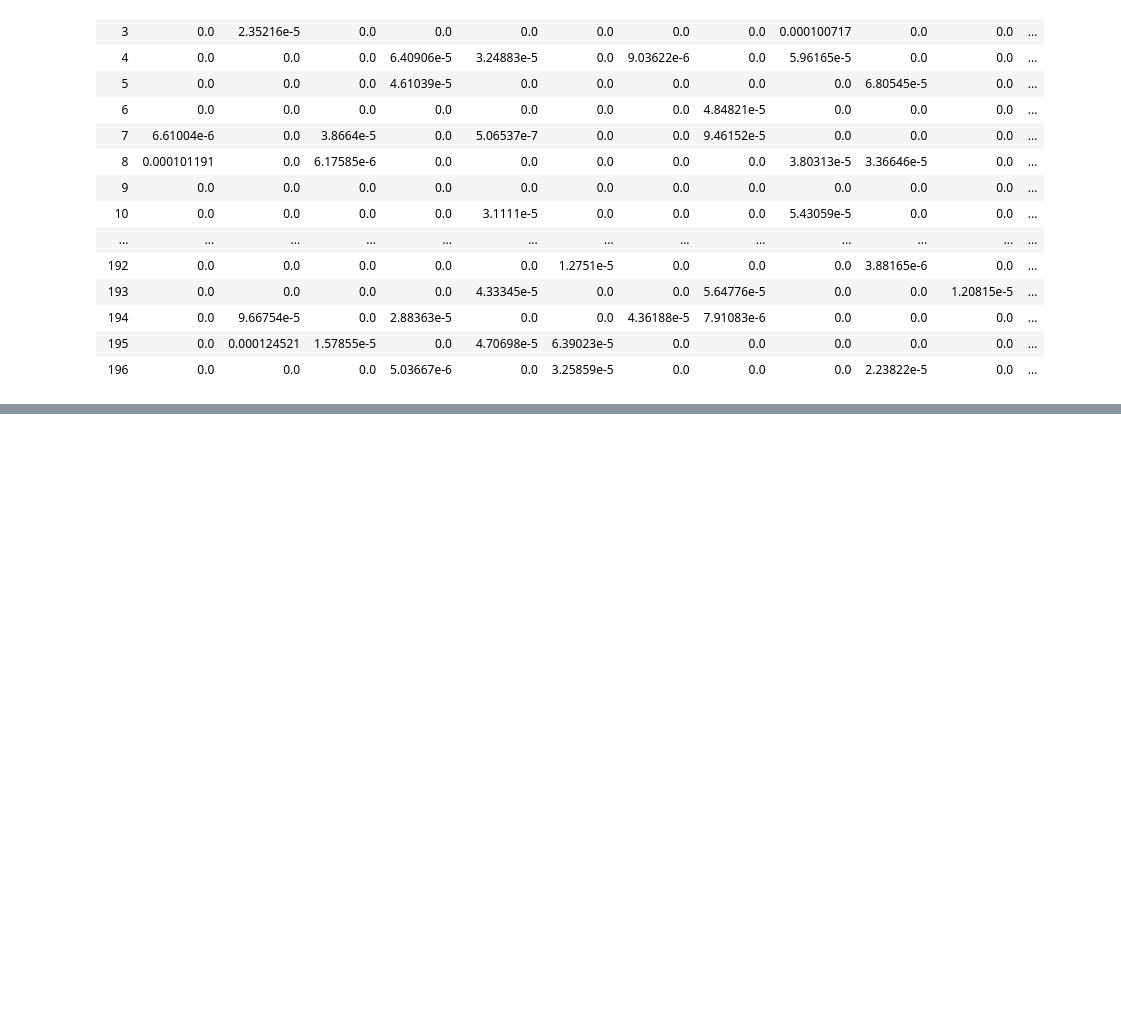
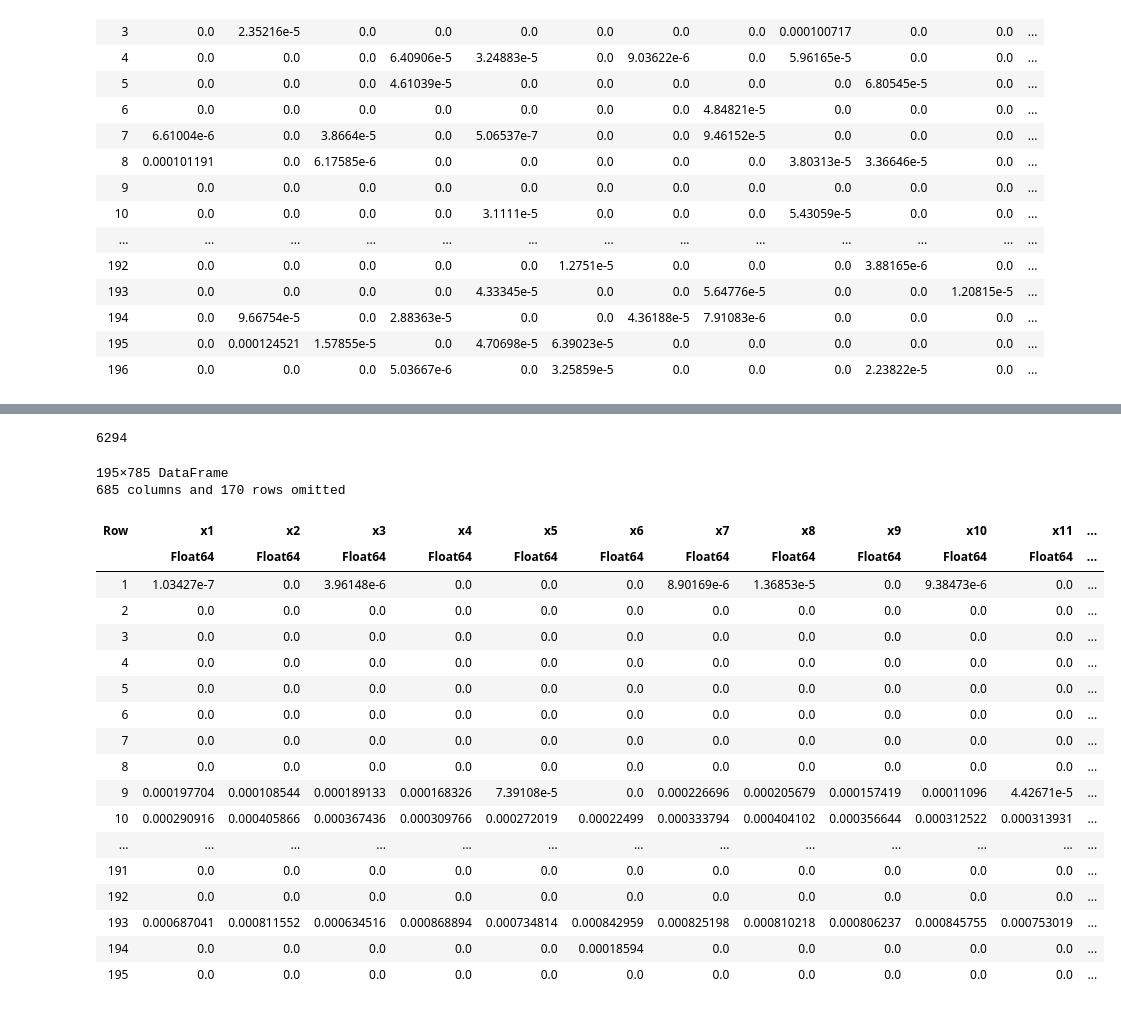
Before and after one commit to rithik83/vnn-counterfactuals, a Jupyter notebook: jl_counterfactual_generation/generate_counterfactuals.ipynb, the cells around one changed output, grey strips where cells are left out. Cells and saved outputs as stored; diff of their text form; code cells hidden in the pictures; blank space fills up the shorter version.

```diff
--- a/jl_counterfactual_generation/generate_counterfactuals.ipynb
+++ b/jl_counterfactual_generation/generate_counterfactuals.ipynb
@@ -269,0 +289,34 @@ df
+# %%
+using CounterfactualExplanations
+
+model_to_use = adv_pgd_strong
+counterfactuals = []
+
+for (j, index) in enumerate(split)
+
+    model_pred = (model_to_use(x_test[:, index]) |> Flux.onecold |> getindex) - 1
+    if model_pred != y_test[index]
+        println("skipping since the model misclassified this point")
+        continue
+    end
+
+    if (j % 10 == 0)
+        println("reached datapoint ", j)
+    end
+
+    ce = generate_counterfactual(
+        reshape(x_test'[index, :], 784, 1), targets[j], counterfactual_data, flux_adv_strong, generator; num_counterfactuals=1, convergence=convergence
+    )
+
+    ce_datapoint = CounterfactualExplanations.counterfactual(ce)[:, 1]
+    push!(ce_datapoint, targets[j])
+
+    if j == 1
+        print("counterfactual instance: ", ce_datapoint)
+    end
+
+    # print("counterfactual instance: ", ce_datapoint)
+    push!(counterfactuals, ce_datapoint)
+end
+
+counterfactuals
@@ -269,0 +358,34 @@ df
+# %%
+counterfactuals[1][1:784]
+split[1]
+# %% [output]
+6294
+# %%
+using DataFrames
+using CSV
+
+df = DataFrame(mapreduce(permutedims, vcat, counterfactuals), :auto)
+CSV.write("data_strong_at.csv", df)
+
+df
+# %% [output]
+195×785 DataFrame
+685 columns and 170 rows omitted
+| Row | x1 | x2 | x3 | x4 | x5 | x6 | x7 | x8 | x9 | x10 | x11 | ... |
+|  | Float64 | Float64 | Float64 | Float64 | Float64 | Float64 | Float64 | Float64 | Float64 | Float64 | Float64 | ... |
+| 1 | 1.03427e-7 | 0.0 | 3.96148e-6 | 0.0 | 0.0 | 0.0 | 8.90169e-6 | 1.36853e-5 | 0.0 | 9.38473e-6 | 0.0 | ... |
+| 2 | 0.0 | 0.0 | 0.0 | 0.0 | 0.0 | 0.0 | 0.0 | 0.0 | 0.0 | 0.0 | 0.0 | ... |
+| 3 | 0.0 | 0.0 | 0.0 | 0.0 | 0.0 | 0.0 | 0.0 | 0.0 | 0.0 | 0.0 | 0.0 | ... |
+| 4 | 0.0 | 0.0 | 0.0 | 0.0 | 0.0 | 0.0 | 0.0 | 0.0 | 0.0 | 0.0 | 0.0 | ... |
+| 5 | 0.0 | 0.0 | 0.0 | 0.0 | 0.0 | 0.0 | 0.0 | 0.0 | 0.0 | 0.0 | 0.0 | ... |
+| 6 | 0.0 | 0.0 | 0.0 | 0.0 | 0.0 | 0.0 | 0.0 | 0.0 | 0.0 | 0.0 | 0.0 | ... |
+| 7 | 0.0 | 0.0 | 0.0 | 0.0 | 0.0 | 0.0 | 0.0 | 0.0 | 0.0 | 0.0 | 0.0 | ... |
+| 8 | 0.0 | 0.0 | 0.0 | 0.0 | 0.0 | 0.0 | 0.0 | 0.0 | 0.0 | 0.0 | 0.0 | ... |
+| 9 | 0.000197704 | 0.000108544 | 0.000189133 | 0.000168326 | 7.39108e-5 | 0.0 | 0.000226696 | 0.000205679 | 0.000157419 | 0.00011096 | 4.42671e-5 | ... |
+| 10 | 0.000290916 | 0.000405866 | 0.000367436 | 0.000309766 | 0.000272019 | 0.00022499 | 0.000333794 | 0.000404102 | 0.000356644 | 0.000312522 | 0.000313931 | ... |
+| ... | ... | ... | ... | ... | ... | ... | ... | ... | ... | ... | ... | ... |
+| 191 | 0.0 | 0.0 | 0.0 | 0.0 | 0.0 | 0.0 | 0.0 | 0.0 | 0.0 | 0.0 | 0.0 | ... |
+| 192 | 0.0 | 0.0 | 0.0 | 0.0 | 0.0 | 0.0 | 0.0 | 0.0 | 0.0 | 0.0 | 0.0 | ... |
+| 193 | 0.000687041 | 0.000811552 | 0.000634516 | 0.000868894 | 0.000734814 | 0.000842959 | 0.000825198 | 0.000810218 | 0.000806237 | 0.000845755 | 0.000753019 | ... |
+| 194 | 0.0 | 0.0 | 0.0 | 0.0 | 0.0 | 0.00018594 | 0.0 | 0.0 | 0.0 | 0.0 | 0.0 | ... |
+| 195 | 0.0 | 0.0 | 0.0 | 0.0 | 0.0 | 0.0 | 0.0 | 0.0 | 0.0 | 0.0 | 0.0 | ... |
```
Also changed, not shown: parts of 16 cells of this notebook, 15 other files.
